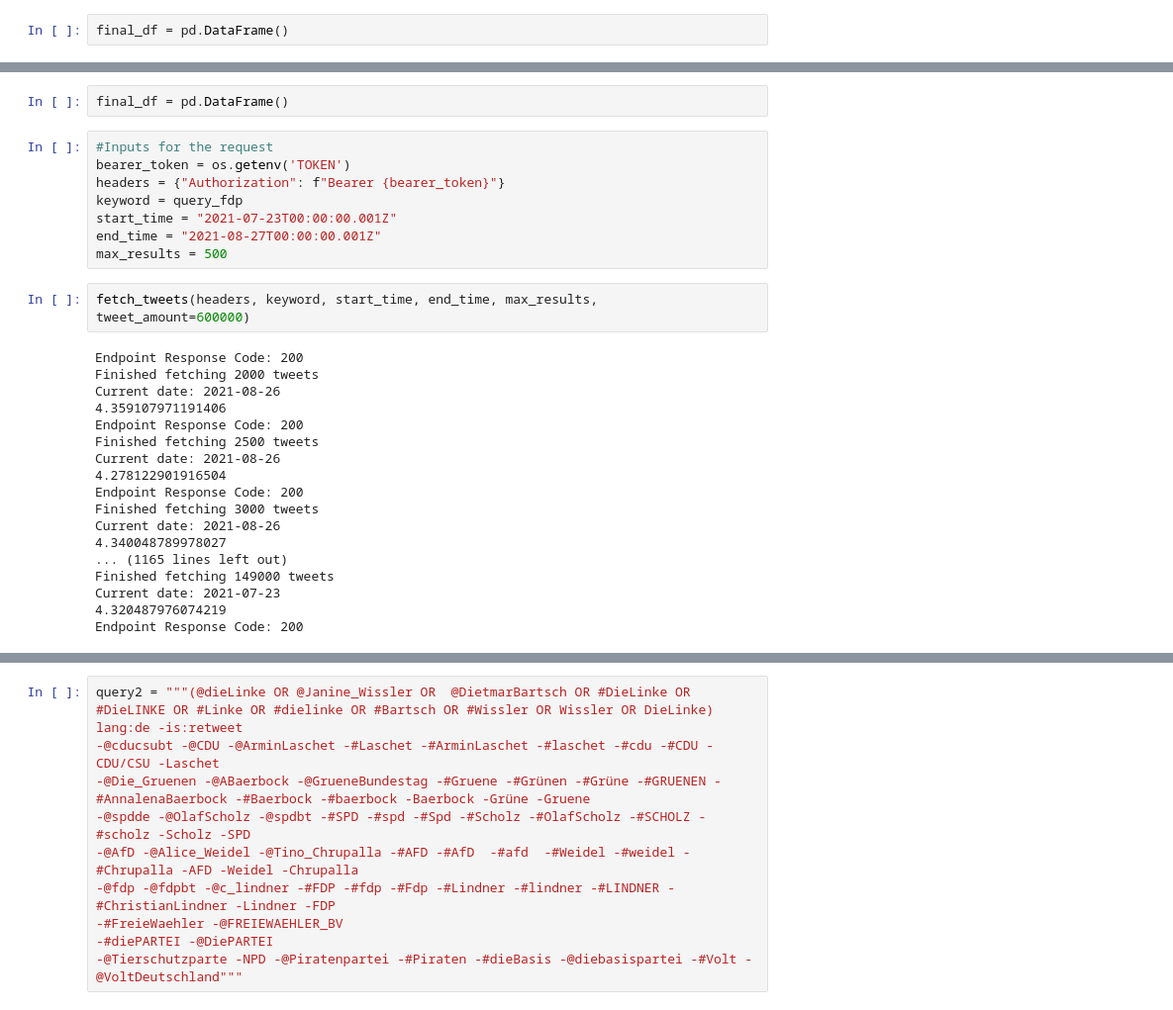
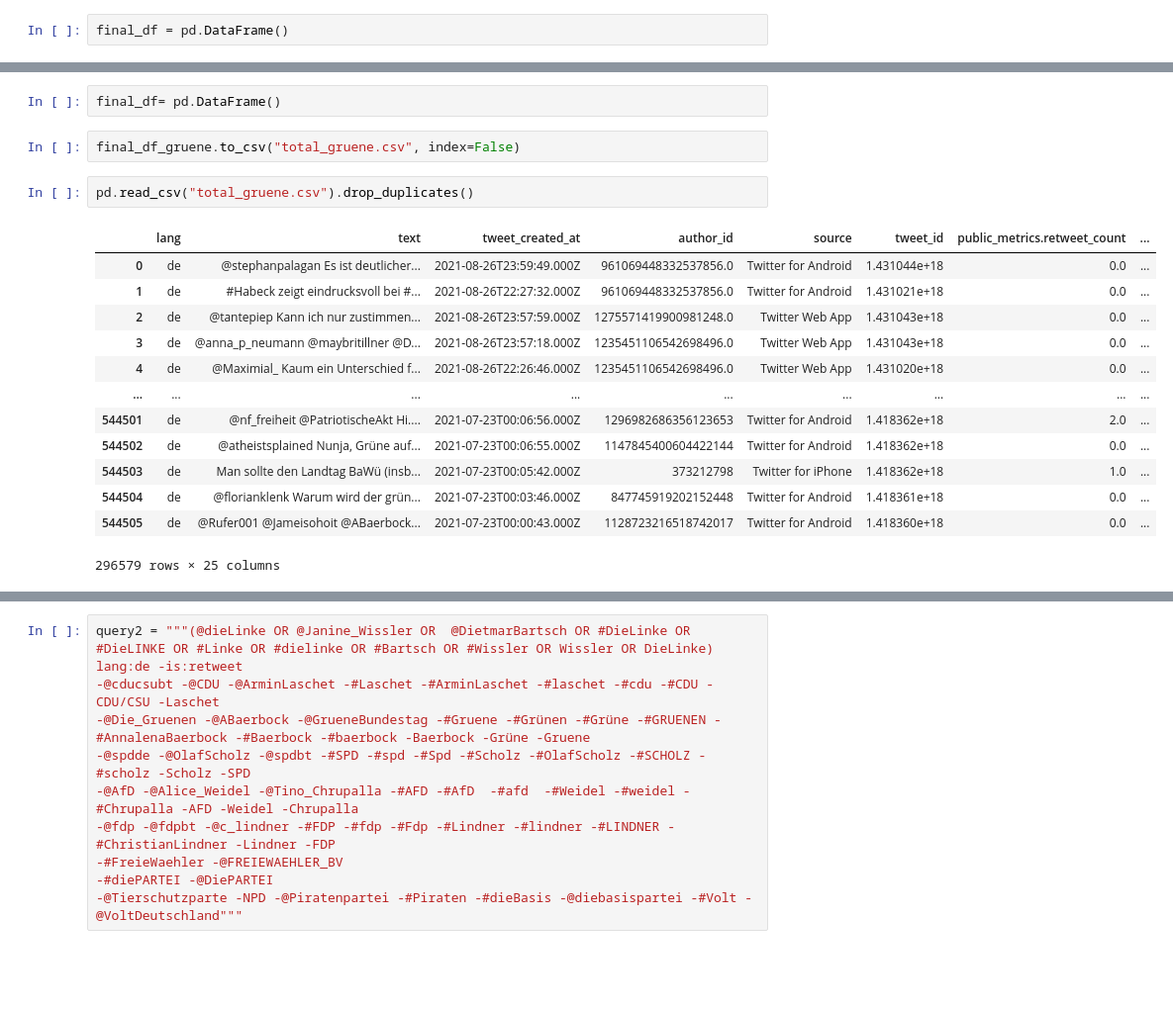
Before and after one commit to NicolasBuehringer/project_delphi, a Jupyter notebook: notebooks/nicolas_twitter_api_function.ipynb, the cells around one changed output, grey strips where cells are left out. Shown at 99% size. Saved outputs shown, nothing was run; the diff lists cells and outputs as text; blank space fills up the shorter version.

```diff
--- a/notebooks/nicolas_twitter_api_function.ipynb
+++ b/notebooks/nicolas_twitter_api_function.ipynb
@@ -64,30 +95,20 @@ final_df = pd.DataFrame()
 # %%
-final_df = pd.DataFrame()
+final_df= pd.DataFrame()
-# %%
-#Inputs for the request
-bearer_token = os.getenv('TOKEN')
-headers = {"Authorization": f"Bearer {bearer_token}"}
-keyword = query_fdp
-start_time = "2021-07-23T00:00:00.001Z"
-end_time = "2021-08-27T00:00:00.001Z"
-max_results = 500
-# %%
-fetch_tweets(headers, keyword, start_time, end_time, max_results, tweet_amount=600000)
-# %% [output]
-Endpoint Response Code: 200
-Finished fetching 2000 tweets
-Current date: 2021-08-26
-4.359107971191406
-Endpoint Response Code: 200
-Finished fetching 2500 tweets
-Current date: 2021-08-26
-4.278122901916504
-Endpoint Response Code: 200
-Finished fetching 3000 tweets
-Current date: 2021-08-26
-4.340048789978027
-... (1165 lines left out)
-Finished fetching 149000 tweets
-Current date: 2021-07-23
-4.320487976074219
-Endpoint Response Code: 200
+# %%
+final_df_gruene.to_csv("total_gruene.csv", index=False)
+# %%
+pd.read_csv("total_gruene.csv").drop_duplicates()
+# %% [output]
+|  | lang | text | tweet_created_at | author_id | source | tweet_id | public_metrics.retweet_count | ... |
+| 0 | de | @stephanpalagan Es ist deutlicher... | 2021-08-26T23:59:49.000Z | 961069448332537856.0 | Twitter for Android | 1.431044e+18 | 0.0 | ... |
+| 1 | de | #Habeck zeigt eindrucksvoll bei #... | 2021-08-26T22:27:32.000Z | 961069448332537856.0 | Twitter for Android | 1.431021e+18 | 0.0 | ... |
+| 2 | de | @tantepiep Kann ich nur zustimmen... | 2021-08-26T23:57:59.000Z | 1275571419900981248.0 | Twitter Web App | 1.431043e+18 | 0.0 | ... |
+| 3 | de | @anna_p_neumann @maybritillner @D... | 2021-08-26T23:57:18.000Z | 1235451106542698496.0 | Twitter Web App | 1.431043e+18 | 0.0 | ... |
+| 4 | de | @Maximial_ Kaum ein Unterschied f... | 2021-08-26T22:26:46.000Z | 1235451106542698496.0 | Twitter Web App | 1.431020e+18 | 0.0 | ... |
+| ... | ... | ... | ... | ... | ... | ... | ... | ... |
+| 544501 | de | @nf_freiheit @PatriotischeAkt Hi.... | 2021-07-23T00:06:56.000Z | 1296982686356123653 | Twitter for Android | 1.418362e+18 | 2.0 | ... |
+| 544502 | de | @atheistsplained Nunja, Grüne auf... | 2021-07-23T00:06:55.000Z | 1147845400604422144 | Twitter for Android | 1.418362e+18 | 0.0 | ... |
+| 544503 | de | Man sollte den Landtag BaWü (insb... | 2021-07-23T00:05:42.000Z | 373212798 | Twitter for iPhone | 1.418362e+18 | 1.0 | ... |
+| 544504 | de | @florianklenk Warum wird der grün... | 2021-07-23T00:03:46.000Z | 847745919202152448 | Twitter for Android | 1.418361e+18 | 0.0 | ... |
+| 544505 | de | @Rufer001 @Jameisohoit @ABaerbock... | 2021-07-23T00:00:43.000Z | 1128723216518742017 | Twitter for Android | 1.418360e+18 | 0.0 | ... |
+296579 rows × 25 columns
```
Also changed, not shown: parts of 41 cells of this notebook.
